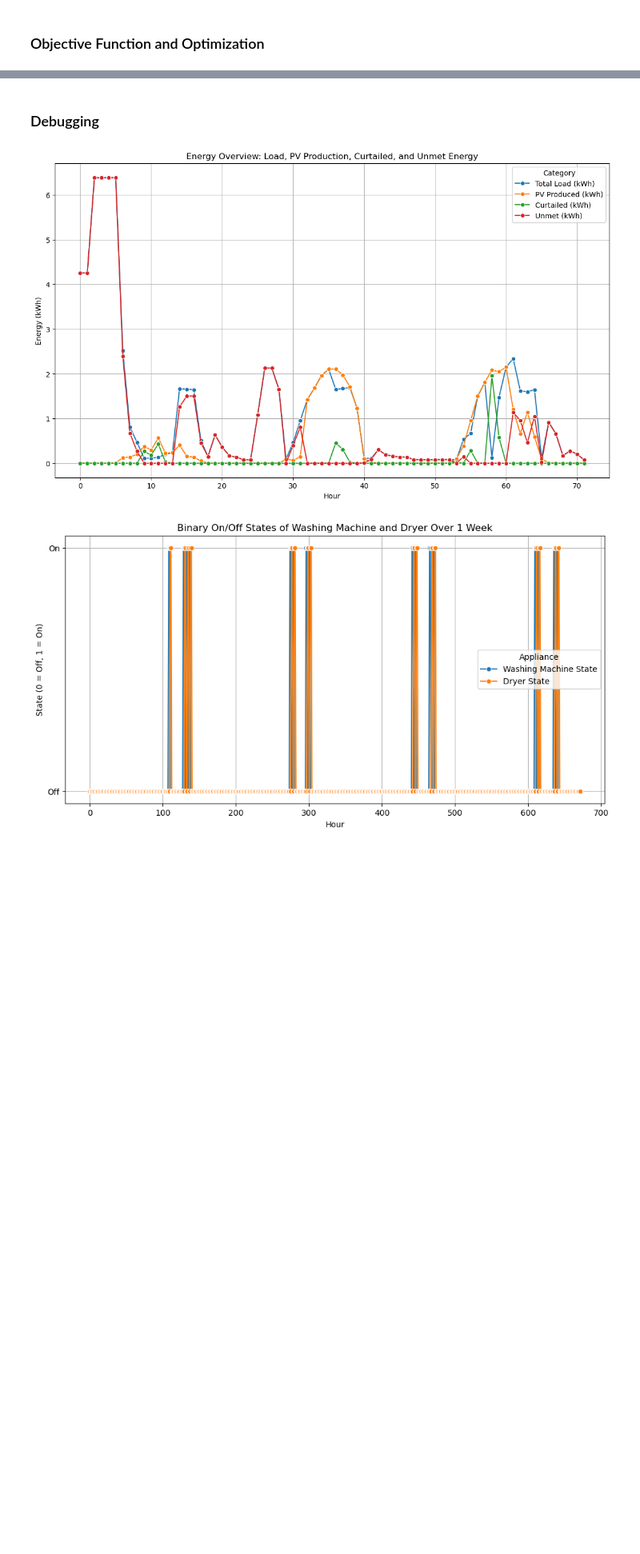
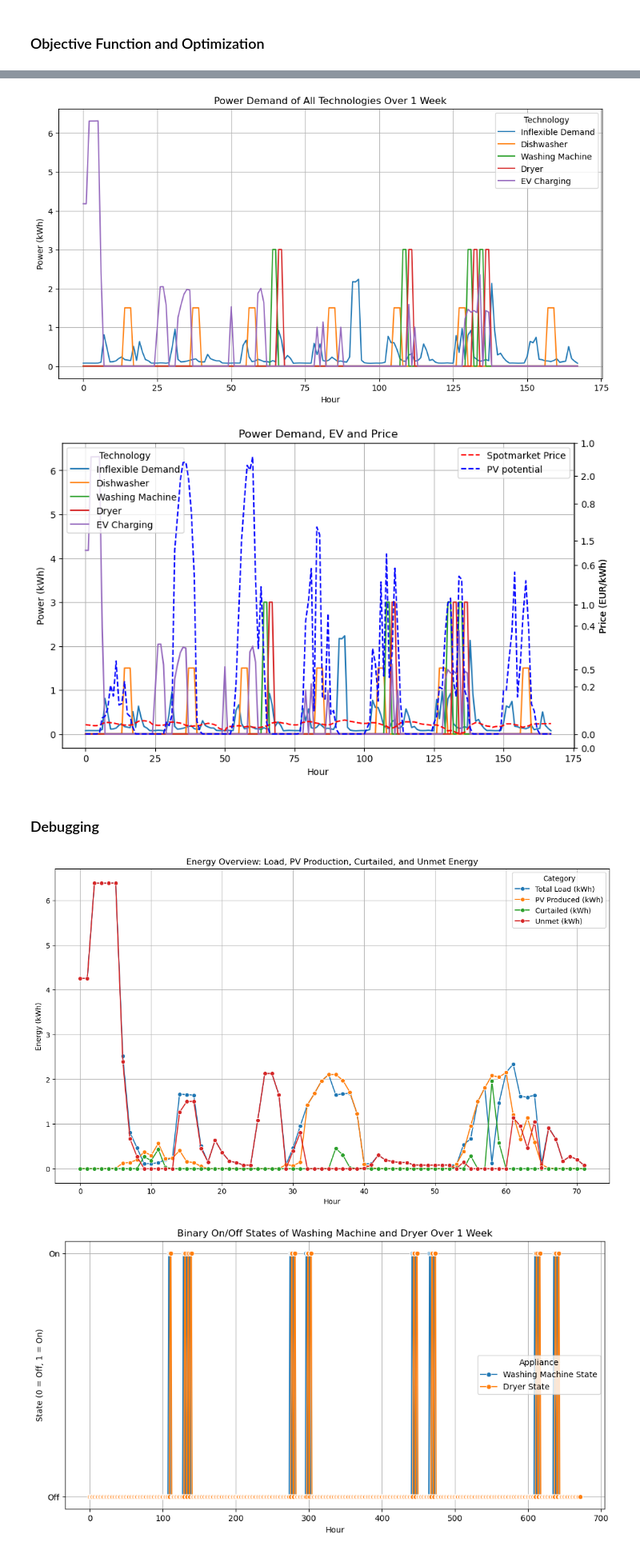
Before and after one commit to sewaelty/optimization_project, a Jupyter notebook: playground/alessio/Case 2 (Without HP).ipynb, the cells around one changed output, grey strips where cells are left out. Shown at 80% size. Cells and saved outputs as stored; diff of their text form; code cells hidden in the pictures; blank space fills up the shorter version.

```diff
--- a/playground/alessio/Case 2 (Without HP).ipynb
+++ b/playground/alessio/Case 2 (Without HP).ipynb
@@ -484,3 +443,68 @@ Best objective 3.986522821081e+01, best bound 3.503574022393e+01, gap 12.1145%
+# %%
+# Define the time range for one week
+time_range = range(0, 24 * 7 )  # 7 days, 24 hours each
+
+# Create a DataFrame for the first plot
+data_power = pd.DataFrame({
+    'Hour': list(time_range),
+    'Inflexible Demand': merged_data_summer['Inflexible_Demand_(kWh)'][:len(time_range)],
+    'Dishwasher': [power_dishwasher * binary_dishwasher[t].X for t in time_range],
+    'Washing Machine': [power_wm * binary_wm[t].X for t in time_range],
+    'Dryer': [power_dryer * binary_dryer[t].X for t in time_range],
+    'EV Charging': [charging_ev[t].X for t in time_range]
+})
+
+# Melt the data for easier plotting
+data_power_melted = data_power.melt(id_vars='Hour', var_name='Technology', value_name='Power (kWh)')
+
+# Plot 1: Power demand of all technologies
+plt.figure(figsize=(12, 6))
+sns.lineplot(data=data_power_melted, x='Hour', y='Power (kWh)', hue='Technology')
+plt.title('Power Demand of All Technologies Over 1 Week')
+plt.xlabel('Hour')
+plt.ylabel('Power (kWh)')
+plt.legend(title='Technology')
+plt.grid(True)
+plt.show()
+
+# Power demand of all technologies
+plt.figure(figsize=(10, 6))
+ax1 = plt.gca()
+
+# Plot power demand (left y-axis)
+sns.lineplot(data=data_power_melted, x='Hour', y='Power (kWh)', hue='Technology', ax=ax1)
+ax1.set_xlabel('Hour')
+ax1.set_ylabel('Power (kWh)')
+ax1.legend(title='Technology', loc='upper left')
+ax1.grid(True)
+
+# Create a second y-axis for the price
+ax2 = ax1.twinx()
+sns.lineplot(
+    data=pd.DataFrame({'Hour': list(time_range), 'Price': merged_data_summer['Spotmarket_(EUR/kWh)'][:len(time_range)]}),
+    x='Hour', y='Price', color='red', label='Spotmarket Price', linestyle='--', ax=ax2
+)
+ax2.set_ylabel('Price (EUR/kWh)')
+
+ax3 = ax1.twinx()
+sns.lineplot(
+    data=pd.DataFrame({'Hour': list(time_range), 'PV': merged_data_summer['PV_energy_production_kWh'][:len(time_range)]}),
+    x='Hour', y='PV', color='blue', label='PV potential', linestyle='--', ax=ax2
+)
+ax3.set_ylabel('Price (EUR/kWh)')
+
+#ax3 = ax2.twinx()
+#sns.lineplot(
+#    data=pd.DataFrame({'Hour': list(time_range), 'EV SOC': [soc_ev[t].X for t in time_range]}),
+#    x='Hour', y='EV SOC', color='green', label='EV SOC', linestyle=':', ax=ax3
+#)
+#ax3.set_ylabel('EV SOC (kW)')
+
+plt.title('Power Demand, EV and Price')
+plt.show()
+# %% [output]
+[figure, added]
+[figure, added]
 # %% [markdown]
 ### Debugging
 # %%
```
Also changed, not shown: parts of 8 cells of this notebook.
